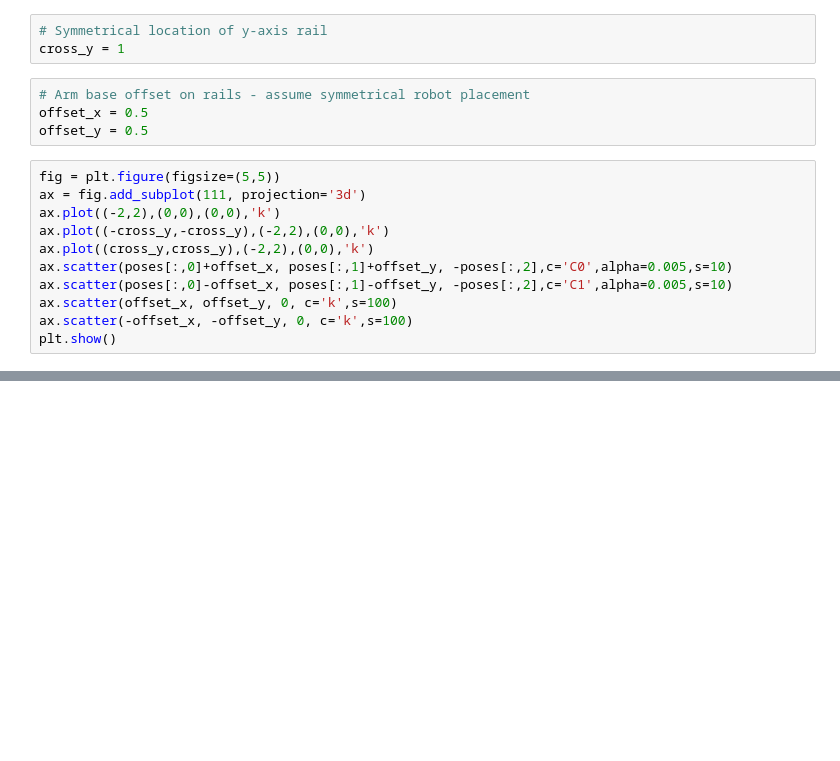
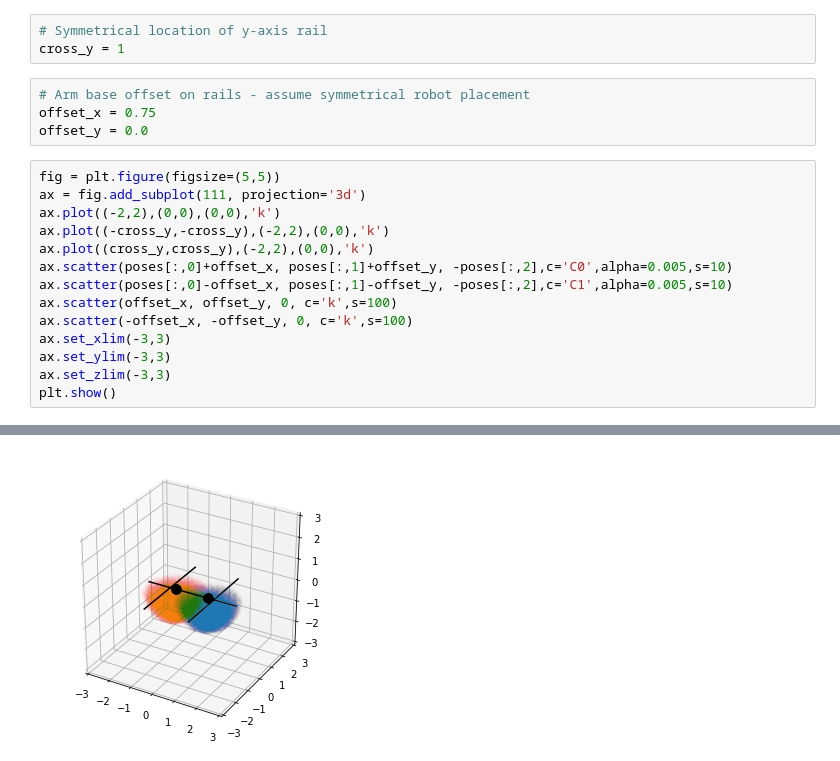
Before and after one commit to ipab-rad/ur10_workspace_sampler, a Jupyter notebook: show_samples.ipynb, the cells around one changed output, grey strips where cells are left out. Drawn from its saved outputs; the diff is of its cells as text; blank space fills up the shorter version.

```diff
--- a/show_samples.ipynb
+++ b/show_samples.ipynb
@@ -12,8 +12,8 @@ poses = np.genfromtxt('sampled_poses.txt')
 cross_y = 1
 # %%
 # Arm base offset on rails - assume symmetrical robot placement
-offset_x = 0.5
-offset_y = 0.5
+offset_x = 0.75
+offset_y = 0.0
 # %%
 fig = plt.figure(figsize=(5,5))
 ax = fig.add_subplot(111, projection='3d')
@@ -24,5 +24,8 @@ ax.scatter(poses[:,0]+offset_x, poses[:,1]+offset_y, -poses[:,2],c='C0',alpha=0.
 ax.scatter(poses[:,0]-offset_x, poses[:,1]-offset_y, -poses[:,2],c='C1',alpha=0.005,s=10)
 ax.scatter(offset_x, offset_y, 0, c='k',s=100)
 ax.scatter(-offset_x, -offset_y, 0, c='k',s=100)
+ax.set_xlim(-3,3)
+ax.set_ylim(-3,3)
+ax.set_zlim(-3,3)
 plt.show()
 # %% [output]
@@ -30,0 +32 @@ plt.show()
+[figure, added]
```
Also changed, not shown: parts of 3 cells of this notebook.
